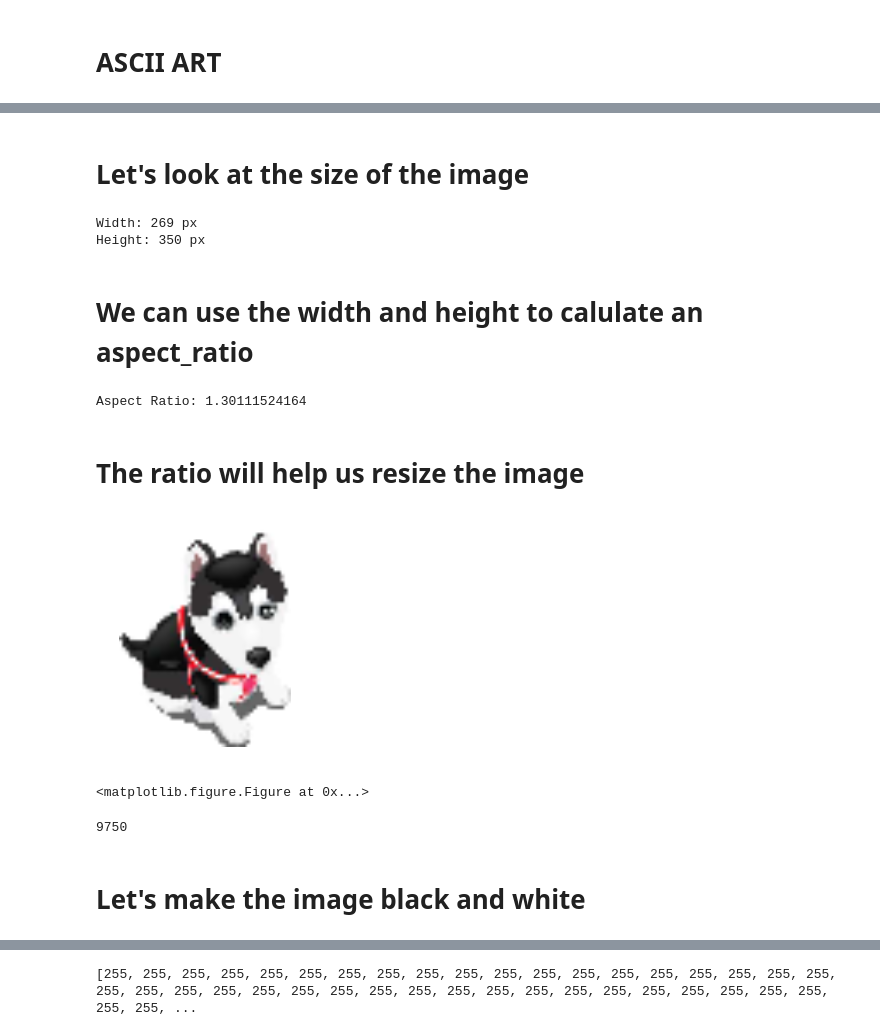
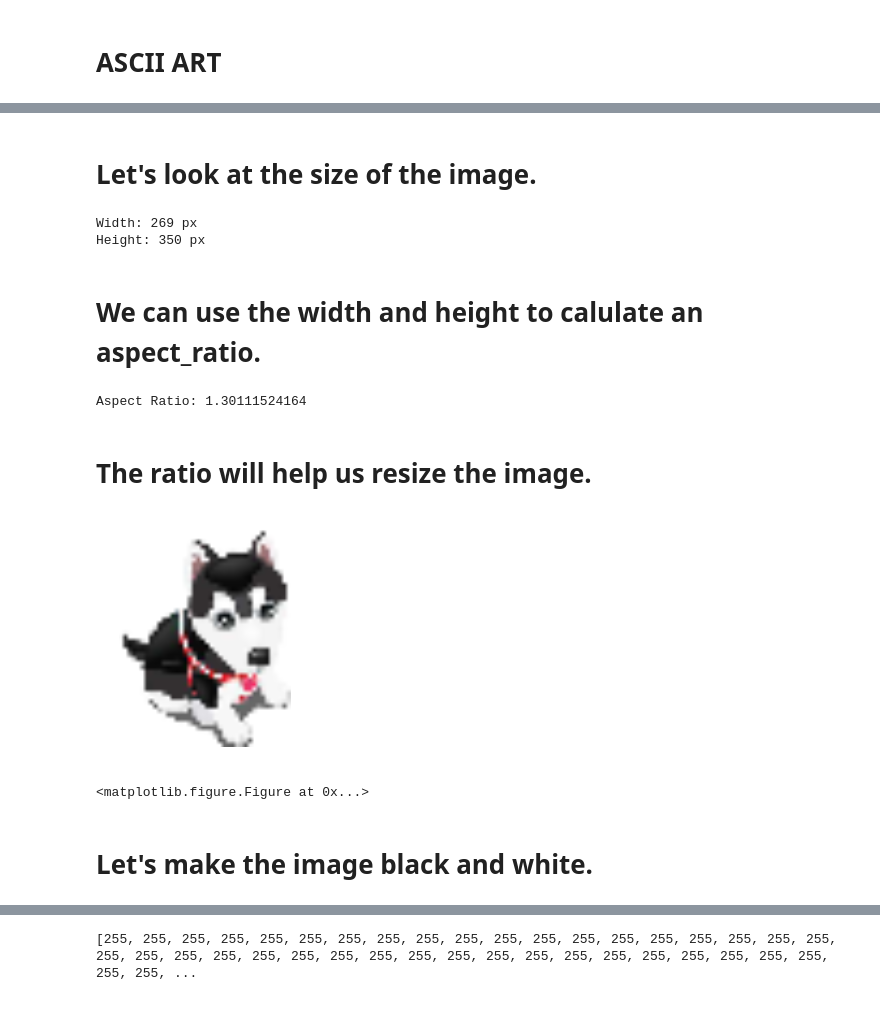
Before and after one commit to codeparkhouston/ascii-art, a Jupyter notebook: ASCII ART.ipynb, the cells around one changed output, grey strips where cells are left out. Cells and saved outputs as stored; diff of their text form; code cells hidden in the pictures.

```diff
--- a/ASCII ART.ipynb
+++ b/ASCII ART.ipynb
@@ -5,18 +20,5 @@
 # %%
-%matplotlib inline
-
-import urllib, cStringIO
-import math
-from PIL import Image as Image
-import numpy as np
-import matplotlib.pyplot as plt
-import matplotlib.image as mpimg
-
-from __future__ import division
-from IPython.html.widgets import interactive
-from IPython.display import display
-
-# This is function we can use to see our images between each step
+# This function shows us our images so we can see what we're doing to them.
 def show_image(image):
     fig, ax = plt.subplots()
     plt.figure(figsize=(3,3))
@@ -26,13 +28,13 @@ def show_image(image):
     ax.axis('off')
 
     plt.show()
-    image_as_array = np.asarray(image)
-    print image_as_array.size
 
+# This function grabs the image from a url so we can change it.
 def get_image_from_url(image_url_path):
     file = cStringIO.StringIO(urllib.urlopen(image_url_path).read())
     image = Image.open(file)
     return image
 
+# This will let us easily update where the url for image should come from.
 set_image = interactive(get_image_from_url, image_url_path='http://png.clipart.me/previews/a03/puppy-vector-8-39942.jpg')
 # %% [markdown]
@@ -48,5 +49,5 @@ show_image(image)
 # %% [markdown]
-# Let's look at the size of the image
+# Let's look at the size of the image.
 # %%
 (original_width, original_height) = image.size
 print 'Width:', original_width, 'px'
@@ -55,25 +56,24 @@ print 'Height:', original_height, 'px'
 Width: 269 px
 Height: 350 px
 # %% [markdown]
-# We can use the width and height to calulate an aspect_ratio
+# We can use the width and height to calulate an aspect_ratio.
 # %%
 aspect_ratio = original_height/float(original_width)
 print 'Aspect Ratio:', aspect_ratio
 # %% [output]
 Aspect Ratio: 1.30111524164
 # %% [markdown]
-# The ratio will help us resize the image
+# The ratio will help us resize the image.
 # %%
-new_width=50
+new_width=40
 new_height = int(aspect_ratio * new_width)
 small_image = image.resize((new_width, new_height))
 show_image(small_image)
 # %% [output]
-[figure, old version]
+[figure, new version]
 <matplotlib.figure.Figure at 0x...>
-9750
 # %% [markdown]
-# Let's make the image black and white
+# Let's make the image black and white.
 # %%
 gray_image = small_image.convert('L')
 show_image(gray_image)
```
Also changed, not shown: parts of 19 cells of this notebook.
